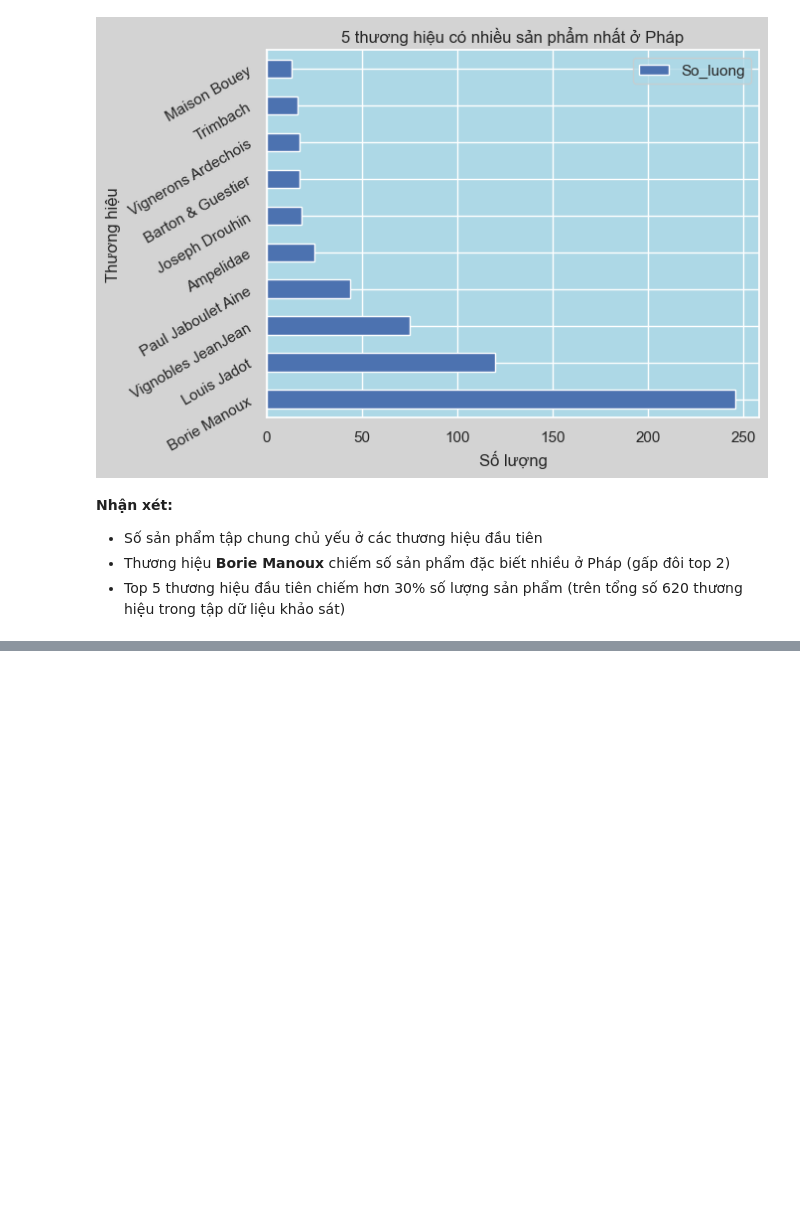
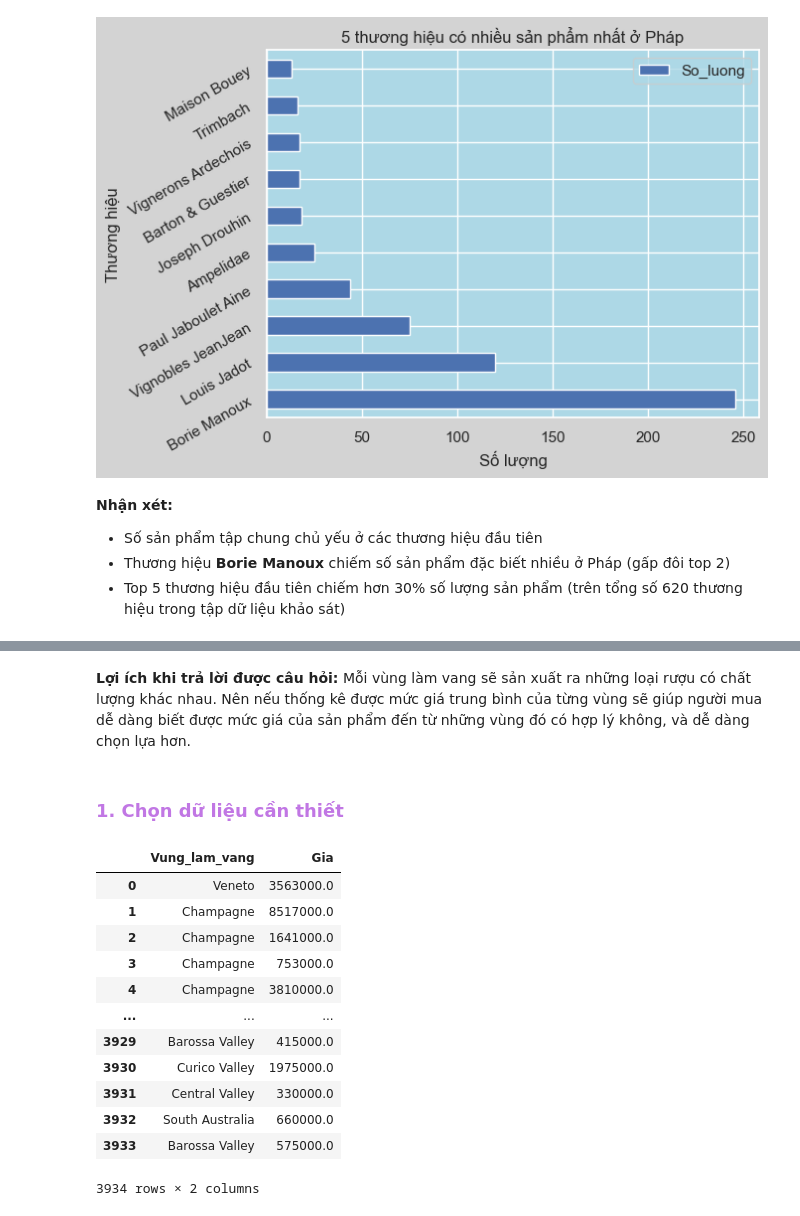
Before and after one commit to nmnghia0506/-NMKHDL_20_21, a Jupyter notebook: DatCauHoi.ipynb, the cells around one changed output, grey strips where cells are left out. Drawn from its saved outputs; the diff is of its cells as text; code cells hidden in the pictures; blank space fills up the shorter version.

```diff
--- a/DatCauHoi.ipynb
+++ b/DatCauHoi.ipynb
@@ -530,0 +534,22 @@ top_10.plot(kind = 'barh', rot = 30, title = "5 thương hiệu có nhiều sả
+# %% [markdown]
+**Lợi ích khi trả lời được câu hỏi:** Mỗi vùng làm vang sẽ sản xuất ra những loại rượu có chất lượng khác nhau. Nên nếu thống kê được mức giá trung bình của từng vùng sẽ giúp người mua dễ dàng biết được mức giá của sản phẩm đến từ những vùng đó có hợp lý không, và dễ dàng chọn lựa hơn.
+# %% [markdown]
+<h3 style='color:#c177e4'> 1. Chọn dữ liệu cần thiết</h3>
+# %%
+#Chọn ra 2 cột cần thiết là Vung_lam_vang và Gia
+region_df = df[['Vung_lam_vang', 'Gia']]
+region_df
+# %% [output]
+|  | Vung_lam_vang | Gia |
+| 0 | Veneto | 3563000.0 |
+| 1 | Champagne | 8517000.0 |
+| 2 | Champagne | 1641000.0 |
+| 3 | Champagne | 753000.0 |
+| 4 | Champagne | 3810000.0 |
+| ... | ... | ... |
+| 3929 | Barossa Valley | 415000.0 |
+| 3930 | Curico Valley | 1975000.0 |
+| 3931 | Central Valley | 330000.0 |
+| 3932 | South Australia | 660000.0 |
+| 3933 | Barossa Valley | 575000.0 |
+3934 rows × 2 columns
```
Also changed, not shown: parts of 13 cells of this notebook.
